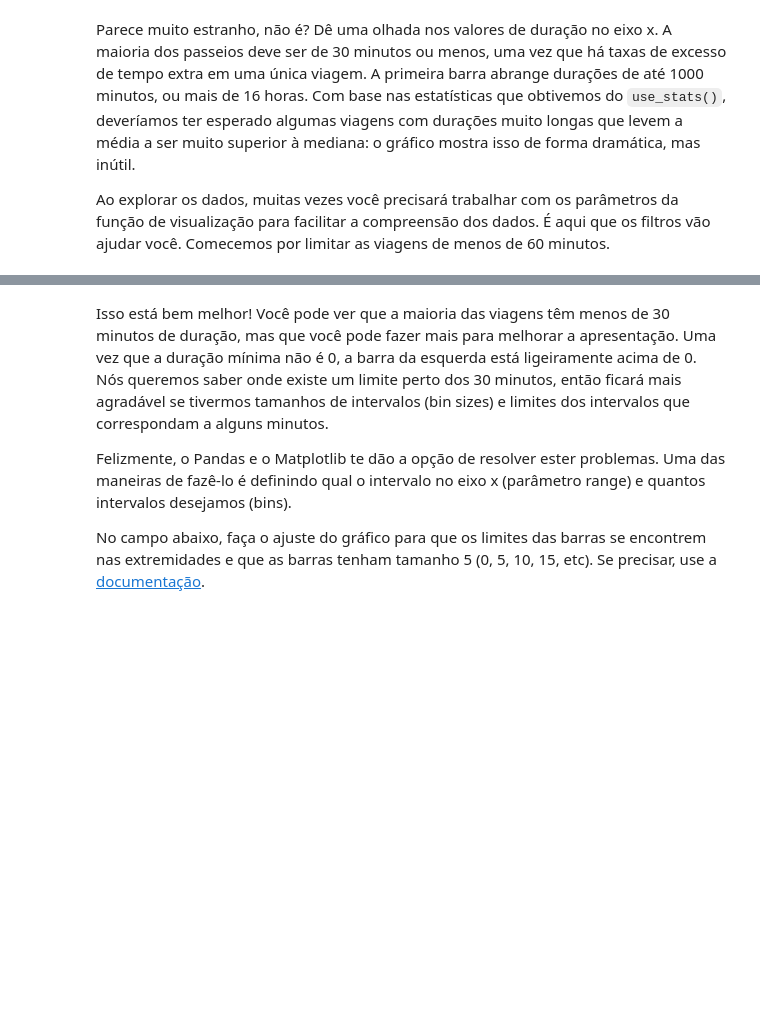
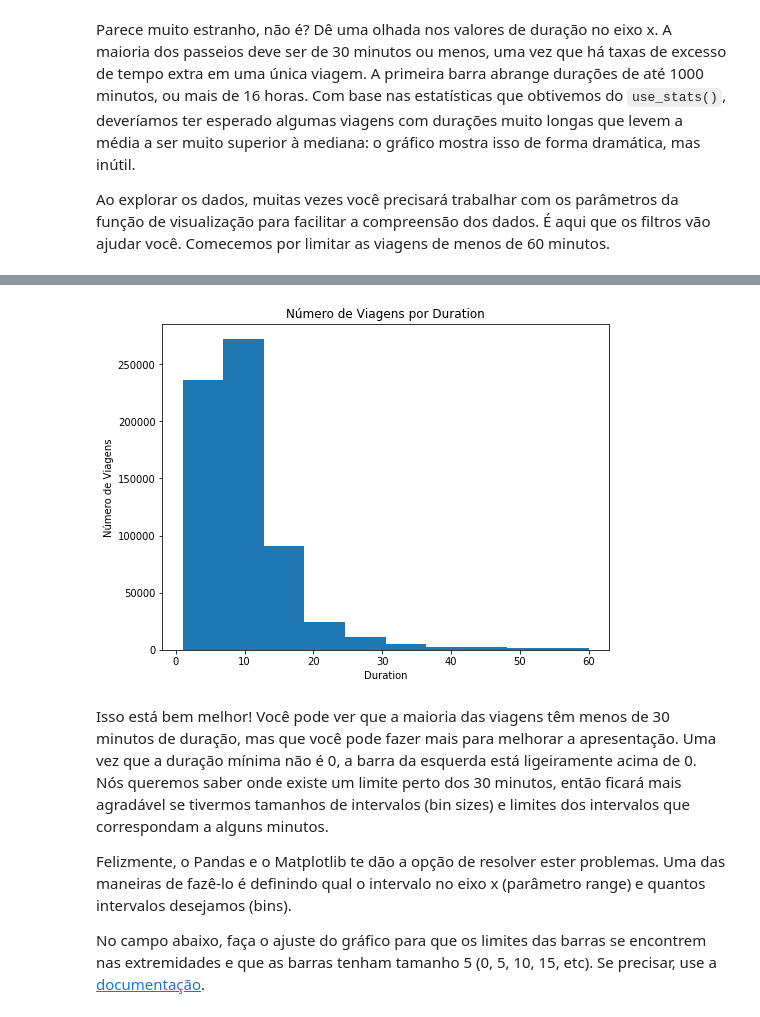
Before and after one commit to julianyraiol/analysis-of-bay-area-bike-share-nfds, a Jupyter notebook: Analise_Bay_Area_Bike_Share-NDFDSI.ipynb, the cells around one changed output, grey strips where cells are left out. Saved outputs shown, nothing was run; the diff lists cells and outputs as text; code cells hidden in the pictures; blank space fills up the shorter version.

```diff
--- a/Analise_Bay_Area_Bike_Share-NDFDSI.ipynb
+++ b/Analise_Bay_Area_Bike_Share-NDFDSI.ipynb
@@ -381,6 +385,8 @@ Ao explorar os dados, muitas vezes você precisará trabalhar com os parâmetros
 # %%
 # descomente a linha abaixo para verificar o gráfico esperado.
-# usage_plot(trip_data, 'duration', ['duration < 60'])
+usage_plot(trip_data, 'duration', ['duration < 60'])
+# %% [output]
+[figure, added]
 # %% [markdown]
 Isso está bem melhor! Você pode ver que a maioria das viagens têm menos de 30 minutos de duração, mas que você pode fazer mais para melhorar a apresentação. Uma vez que a duração mínima não é 0, a barra da esquerda está ligeiramente acima de 0. Nós queremos saber onde existe um limite perto dos 30 minutos, então ficará mais agradável se tivermos tamanhos de intervalos (bin sizes) e limites dos intervalos que correspondam a alguns minutos.
 
```
Also changed, not shown: parts of 5 cells of this notebook.
